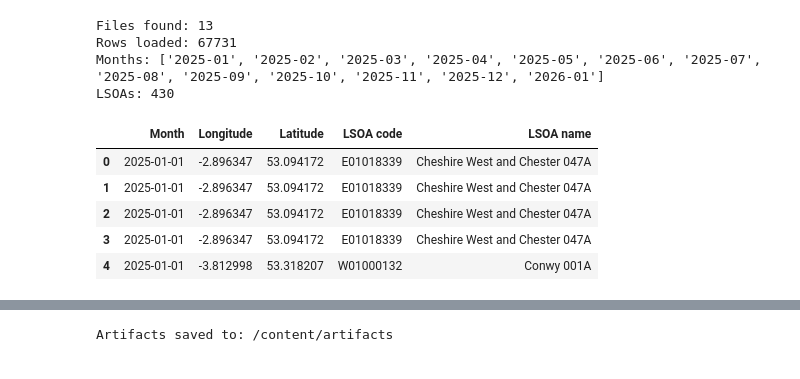
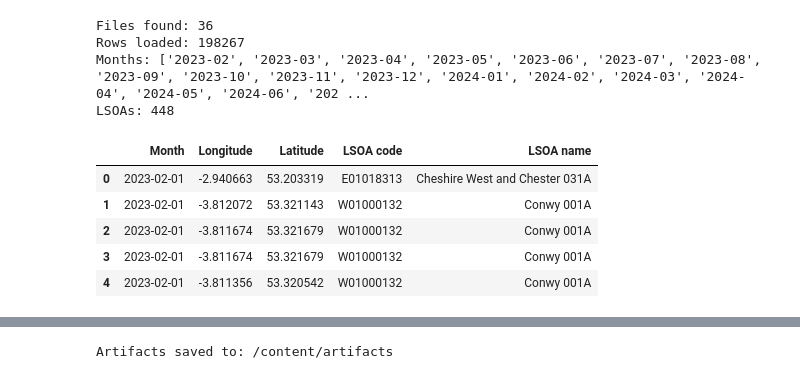
Before and after one commit to ddoro1701/Assignment_01_Advanced_ML, a Jupyter notebook: ML_Police_data_approach_2.ipynb, the cells around one changed output, grey strips where cells are left out. Cells and saved outputs as stored; diff of their text form; code cells hidden in the pictures.

```diff
--- a/ML_Police_data_approach_2.ipynb
+++ b/ML_Police_data_approach_2.ipynb
@@ -42,42 +42,42 @@ def rmse(y_true, y_pred):
 # %%
 # Load only North Wales street files
 paths = sorted(DATA_DIR.rglob("*-north-wales-street.csv"))
 assert len(paths) > 0, "No North Wales CSV files found"
 
 # Read only needed columns
 use_cols = ["Month", "Latitude", "Longitude", "LSOA code", "LSOA name"]
 raw = pd.concat((pd.read_csv(p, usecols=use_cols) for p in paths), ignore_index=True)
 
 # Parse data types
 raw["Month"] = pd.to_datetime(raw["Month"], format="%Y-%m", errors="coerce")
 raw["Latitude"] = pd.to_numeric(raw["Latitude"], errors="coerce")
 raw["Longitude"] = pd.to_numeric(raw["Longitude"], errors="coerce")
 
 # Drop rows without valid time or area
 raw = raw.dropna(subset=["Month", "LSOA code", "LSOA name"]).copy()
 
-# Keep the assignment window
+# Keep the selected study window
 raw = raw[
-    (raw["Month"] >= pd.Timestamp("2025-01-01")) &
+    (raw["Month"] >= pd.Timestamp("2023-02-01")) &
     (raw["Month"] <= pd.Timestamp("2026-01-01"))
 ].copy()
 
 print("Files found:", len(paths))
 print("Rows loaded:", len(raw))
 print("Months:", sorted(raw["Month"].dt.strftime("%Y-%m").unique().tolist()))
 print("LSOAs:", raw["LSOA code"].nunique())
 raw.head()
 # %% [output]
-Files found: 13
-Rows loaded: 67731
-Months: ['2025-01', '2025-02', '2025-03', '2025-04', '2025-05', '2025-06', '2025-07', '2025-08', '2025-09', '2025-10', '2025-11', '2025-12', '2026-01']
-LSOAs: 430
+Files found: 36
+Rows loaded: 198267
+Months: ['2023-02', '2023-03', '2023-04', '2023-05', '2023-06', '2023-07', '2023-08', '2023-09', '2023-10', '2023-11', '2023-12', '2024-01', '2024-02', '2024-03', '2024-04', '2024-05', '2024-06', '202 ...
+LSOAs: 448
 |  | Month | Longitude | Latitude | LSOA code | LSOA name |
-| 0 | 2025-01-01 | -2.896347 | 53.094172 | E01018339 | Cheshire West and Chester 047A |
-| 1 | 2025-01-01 | -2.896347 | 53.094172 | E01018339 | Cheshire West and Chester 047A |
-| 2 | 2025-01-01 | -2.896347 | 53.094172 | E01018339 | Cheshire West and Chester 047A |
-| 3 | 2025-01-01 | -2.896347 | 53.094172 | E01018339 | Cheshire West and Chester 047A |
-| 4 | 2025-01-01 | -3.812998 | 53.318207 | W01000132 | Conwy 001A |
+| 0 | 2023-02-01 | -2.940663 | 53.203319 | E01018313 | Cheshire West and Chester 031A |
+| 1 | 2023-02-01 | -3.812072 | 53.321143 | W01000132 | Conwy 001A |
+| 2 | 2023-02-01 | -3.811674 | 53.321679 | W01000132 | Conwy 001A |
+| 3 | 2023-02-01 | -3.811674 | 53.321679 | W01000132 | Conwy 001A |
+| 4 | 2023-02-01 | -3.811356 | 53.320542 | W01000132 | Conwy 001A |
 # %%
 # Build monthly crime counts per LSOA
 monthly_counts = (
```
Also changed, not shown: parts of 12 cells of this notebook.
